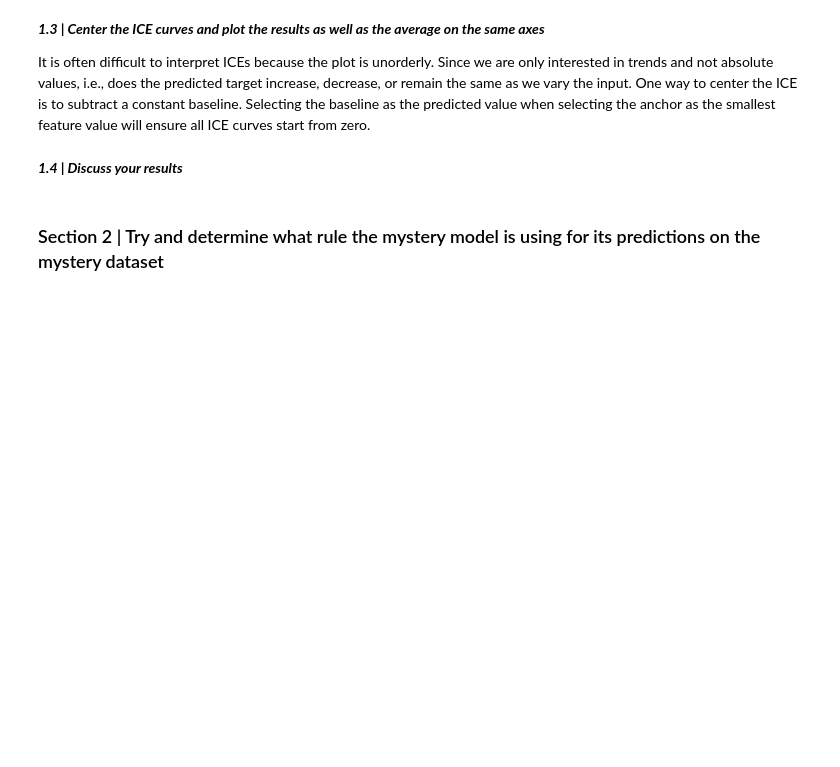
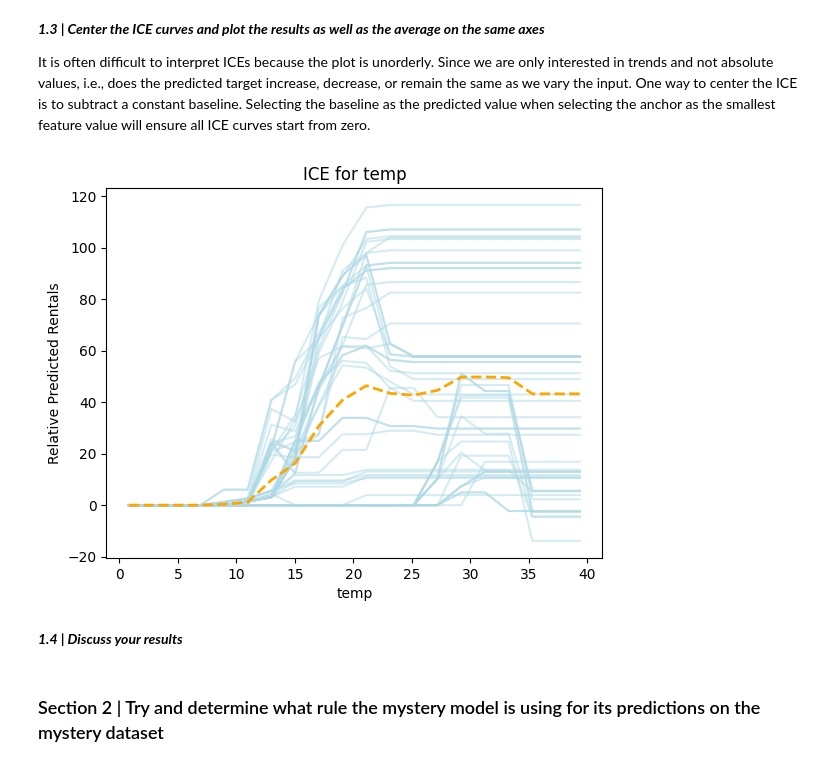
Before and after one commit to yvokeller/xai, a Jupyter notebook: notebooks/LO1_tabular.ipynb, the cells around one changed output. Cells and saved outputs as stored; diff of their text form; code cells hidden in the pictures; blank space fills up the shorter version.

```diff
--- a/notebooks/LO1_tabular.ipynb
+++ b/notebooks/LO1_tabular.ipynb
@@ -83,6 +148,9 @@ Remember, a single ICE curve consists of the model predictions over a fixed inst
 It is often difficult to interpret ICEs because the plot is unorderly. Since we are only interested in trends and not absolute values, i.e., does the predicted target increase, decrease, or remain the same as we vary the input. One way to center the ICE is to subtract a constant baseline. Selecting the baseline as the predicted value when selecting the anchor as the smallest feature value will ensure all ICE curves start from zero.
 # %%
 # YOUR CODE HERE
+plot_ice(data, model, 'temp', centered=True, pdp=True)
+# %% [output]
+[figure, added]
 # %% [markdown]
 ***1.4 | Discuss your results***
 # %%
```
Also changed, not shown: parts of 35 cells of this notebook.
